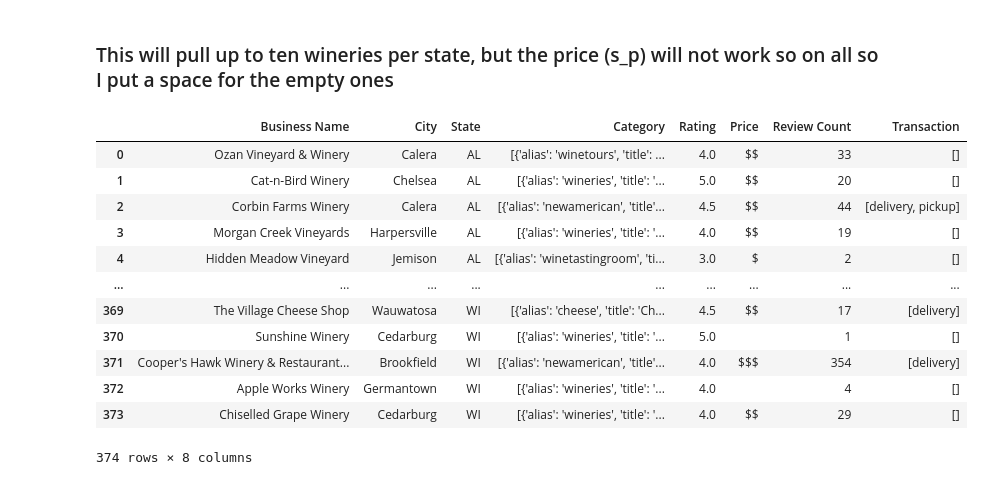
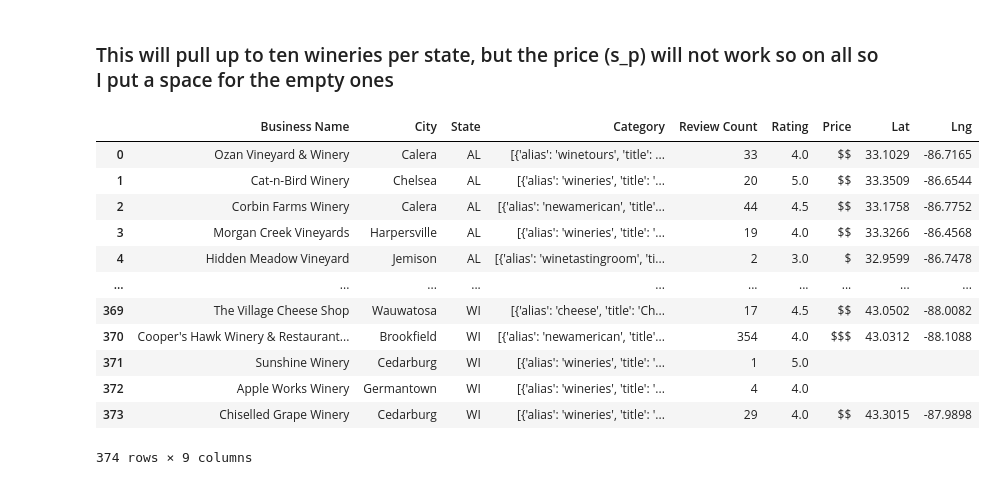
Before and after one commit to Asiha14/Got-Wine, a Jupyter notebook: Got-Wine.ipynb, the cells around one changed output. Drawn from its saved outputs; the diff is of its cells as text; code cells hidden in the pictures.

```diff
--- a/Got-Wine.ipynb
+++ b/Got-Wine.ipynb
@@ -32,48 +51,52 @@ s_category =[]
 s_p = []
 s_rating=[]
 s_review = []
-s_transaction=[]
+lat = []
+lng = []
 j=0
 
 for s in states:
 
     param = {'location':s,'limit':'10','term':'wineries'}
     responses=requests.get(url, params=param, headers=headers).json()
     j=0
 
     for bus in responses['businesses']:
 
         try:
 
             s_name.append(responses['businesses'][j]['name'])
             s_city.append(responses['businesses'][j]['location']['city'])
             s_state.append(responses['businesses'][j]['location']['state'])
             s_category.append(responses['businesses'][j]['categories'])
             s_rating.append(responses['businesses'][j]['rating'])
             s_review.append(responses['businesses'][j]['review_count'])
-            s_transaction.append(responses['businesses'][j]['transactions'])
             s_p.append(responses['businesses'][j]['price'])
+            lat.append(responses['businesses'][j]['coordinates']['latitude'])
+            lng.append(responses['businesses'][j]['coordinates']['longitude'])
         except:
-            s_p.append(" ")
+            lat.append("")
+            lng.append("")
+            s_p.append("")
         j+=1
 
 
 
 
-s_wine_df = pd.DataFrame({"Business Name":s_name,"City":s_city,"State":s_state,"Category":s_category,"Rating":s_rating, "Price":s_p, "Review Count":s_review,"Transaction":s_transaction})
+df = pd.DataFrame({"Business Name":s_name,"City":s_city,"State":s_state,"Category":s_category,"Review Count":s_review,"Rating":s_rating,"Lat":lat,"Lng":lng, "Price":s_p})
 
-s_wine_df
+df
 # %% [output]
-|  | Business Name | City | State | Category | Rating | Price | Review Count | Transaction |
-| 0 | Ozan Vineyard & Winery | Calera | AL | [{'alias': 'winetours', 'title': ... | 4.0 | $$ | 33 | [] |
-| 1 | Cat-n-Bird Winery | Chelsea | AL | [{'alias': 'wineries', 'title': '... | 5.0 | $$ | 20 | [] |
-| 2 | Corbin Farms Winery | Calera | AL | [{'alias': 'newamerican', 'title'... | 4.5 | $$ | 44 | [delivery, pickup] |
-| 3 | Morgan Creek Vineyards | Harpersville | AL | [{'alias': 'wineries', 'title': '... | 4.0 | $$ | 19 | [] |
-| 4 | Hidden Meadow Vineyard | Jemison | AL | [{'alias': 'winetastingroom', 'ti... | 3.0 | $ | 2 | [] |
-| ... | ... | ... | ... | ... | ... | ... | ... | ... |
-| 369 | The Village Cheese Shop | Wauwatosa | WI | [{'alias': 'cheese', 'title': 'Ch... | 4.5 | $$ | 17 | [delivery] |
-| 370 | Sunshine Winery | Cedarburg | WI | [{'alias': 'wineries', 'title': '... | 5.0 |  | 1 | [] |
-| 371 | Cooper's Hawk Winery & Restaurant... | Brookfield | WI | [{'alias': 'newamerican', 'title'... | 4.0 | $$$ | 354 | [delivery] |
-| 372 | Apple Works Winery | Germantown | WI | [{'alias': 'wineries', 'title': '... | 4.0 |  | 4 | [] |
-| 373 | Chiselled Grape Winery | Cedarburg | WI | [{'alias': 'wineries', 'title': '... | 4.0 | $$ | 29 | [] |
+|  | Business Name | City | State | Category | Review Count | Rating | Price | Lat | Lng |
+| 0 | Ozan Vineyard & Winery | Calera | AL | [{'alias': 'winetours', 'title': ... | 33 | 4.0 | $$ | 33.1029 | -86.7165 |
+| 1 | Cat-n-Bird Winery | Chelsea | AL | [{'alias': 'wineries', 'title': '... | 20 | 5.0 | $$ | 33.3509 | -86.6544 |
+| 2 | Corbin Farms Winery | Calera | AL | [{'alias': 'newamerican', 'title'... | 44 | 4.5 | $$ | 33.1758 | -86.7752 |
+| 3 | Morgan Creek Vineyards | Harpersville | AL | [{'alias': 'wineries', 'title': '... | 19 | 4.0 | $$ | 33.3266 | -86.4568 |
+| 4 | Hidden Meadow Vineyard | Jemison | AL | [{'alias': 'winetastingroom', 'ti... | 2 | 3.0 | $ | 32.9599 | -86.7478 |
+| ... | ... | ... | ... | ... | ... | ... | ... | ... | ... |
+| 369 | The Village Cheese Shop | Wauwatosa | WI | [{'alias': 'cheese', 'title': 'Ch... | 17 | 4.5 | $$ | 43.0502 | -88.0082 |
+| 370 | Cooper's Hawk Winery & Restaurant... | Brookfield | WI | [{'alias': 'newamerican', 'title'... | 354 | 4.0 | $$$ | 43.0312 | -88.1088 |
+| 371 | Sunshine Winery | Cedarburg | WI | [{'alias': 'wineries', 'title': '... | 1 | 5.0 |  |  |  |
+| 372 | Apple Works Winery | Germantown | WI | [{'alias': 'wineries', 'title': '... | 4 | 4.0 |  |  |  |
+| 373 | Chiselled Grape Winery | Cedarburg | WI | [{'alias': 'wineries', 'title': '... | 29 | 4.0 | $$ | 43.3015 | -87.9898 |
-374 rows × 8 columns
+374 rows × 9 columns
```
Also changed, not shown: parts of 17 cells of this notebook, 2 other files.
